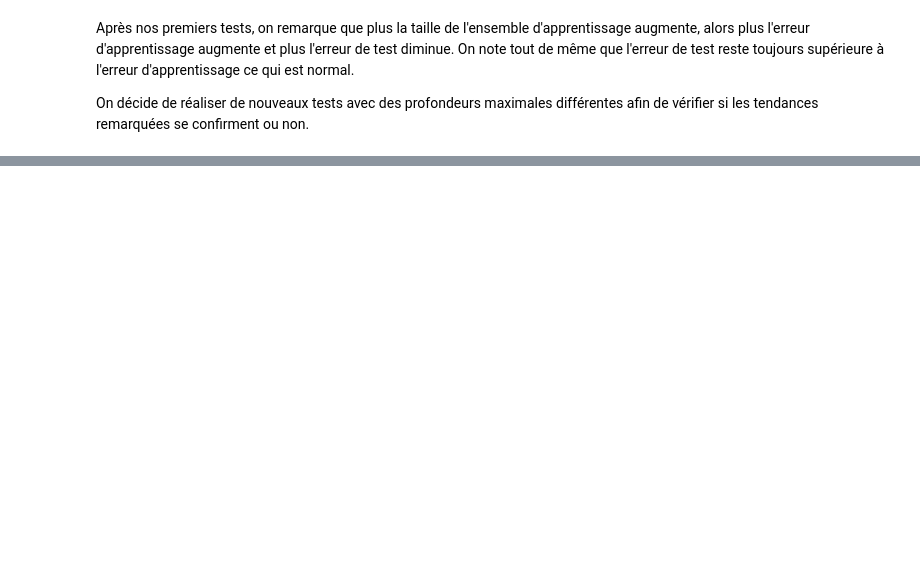
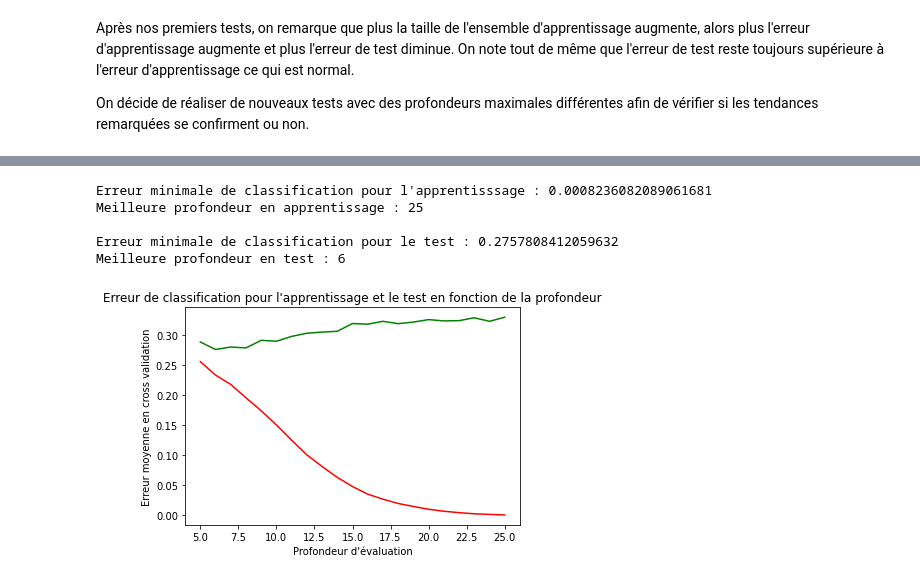
Before and after one commit to almehdiKrisni/UE_ML, a Jupyter notebook: TME1/Rapport_TME1_KRISNI_ARICHANDRA.ipynb, the cells around one changed output, grey strips where cells are left out. Cells and saved outputs as stored; diff of their text form; code cells hidden in the pictures; blank space fills up the shorter version.

```diff
--- a/TME1/Rapport_TME1_KRISNI_ARICHANDRA.ipynb
+++ b/TME1/Rapport_TME1_KRISNI_ARICHANDRA.ipynb
@@ -274,0 +281,10 @@ On remarque donc que les mêmes augmentations et diminutions de valeurs d'erreur
+# %%
+# On essaye avec la validation pour 10 partitions et une profondeur comprise entre 5 et 25
+crossVal(datax, datay, 10, 5, 25, doPlot=True)
+# %% [output]
+Erreur minimale de classification pour l'apprentisssage : 0.0008236082089061681
+Meilleure profondeur en apprentissage : 25
+
+Erreur minimale de classification pour le test : 0.2757808412059632
+Meilleure profondeur en test : 6
+[figure, added]
```
Also changed, not shown: parts of 9 cells of this notebook, 1 other file.
